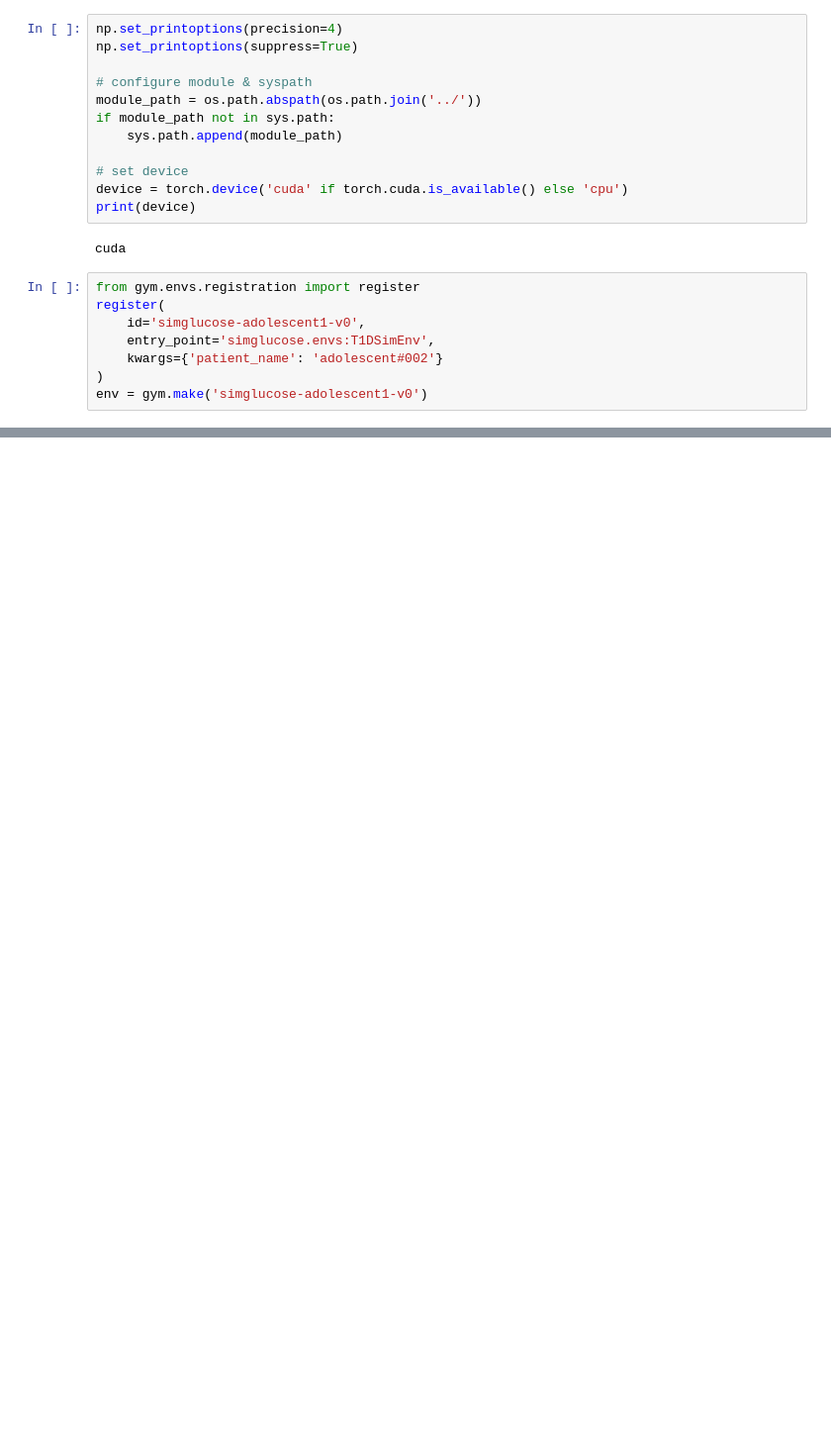
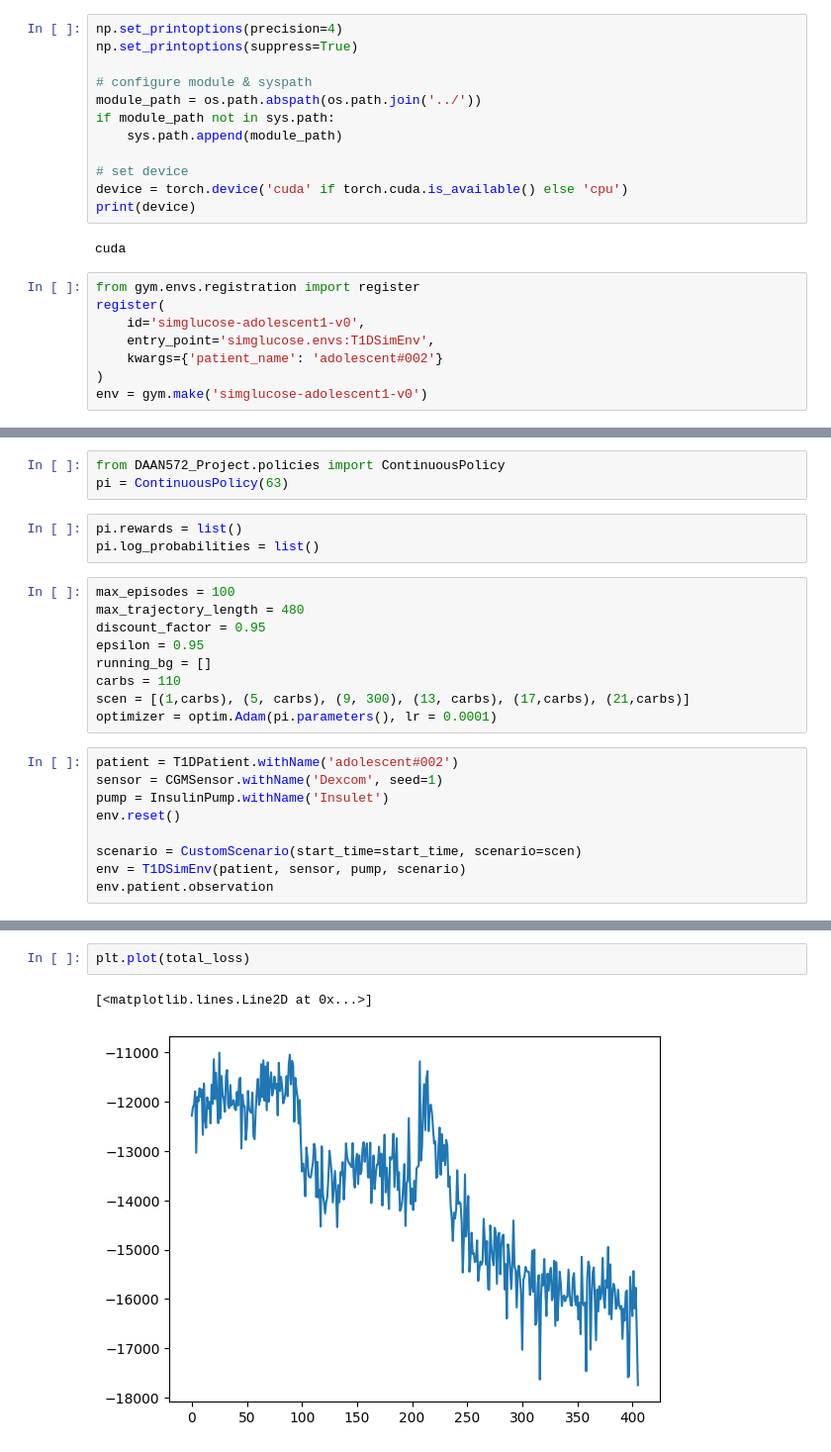
Before and after one commit to beardedDan/DAAN572_RL_Proj, a Jupyter notebook: train_and_test.ipynb, the cells around one changed output, grey strips where cells are left out. Shown at 99% size. Drawn from its saved outputs; the diff is of its cells as text; blank space fills up the shorter version.

```diff
--- a/train_and_test.ipynb
+++ b/train_and_test.ipynb
@@ -477,0 +326,24 @@ Complete
+# %%
+from DAAN572_Project.policies import ContinuousPolicy
+pi = ContinuousPolicy(63)
+# %%
+pi.rewards = list()
+pi.log_probabilities = list()
+# %%
+max_episodes = 100
+max_trajectory_length = 480
+discount_factor = 0.95
+epsilon = 0.95
+running_bg = []
+carbs = 110
+scen = [(1,carbs), (5, carbs), (9, 300), (13, carbs), (17,carbs), (21,carbs)]
+optimizer = optim.Adam(pi.parameters(), lr = 0.0001)
+# %%
+patient = T1DPatient.withName('adolescent#002')
+sensor = CGMSensor.withName('Dexcom', seed=1)
+pump = InsulinPump.withName('Insulet')
+env.reset()
+
+scenario = CustomScenario(start_time=start_time, scenario=scen)
+env = T1DSimEnv(patient, sensor, pump, scenario)
+env.patient.observation
@@ -477,0 +563,5 @@ Complete
+# %%
+plt.plot(total_loss)
+# %% [output]
+[<matplotlib.lines.Line2D at 0x...>]
+[figure, added]
```
Also changed, not shown: parts of 20 cells of this notebook, 2 other files.
